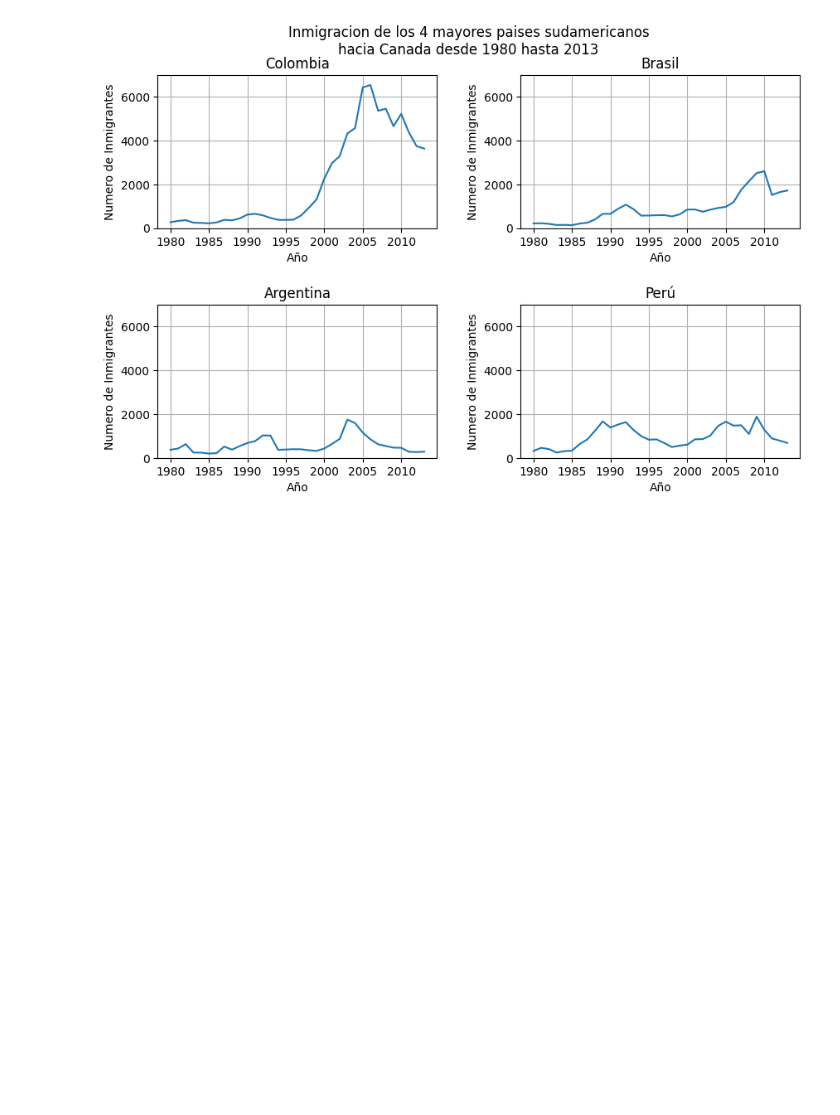
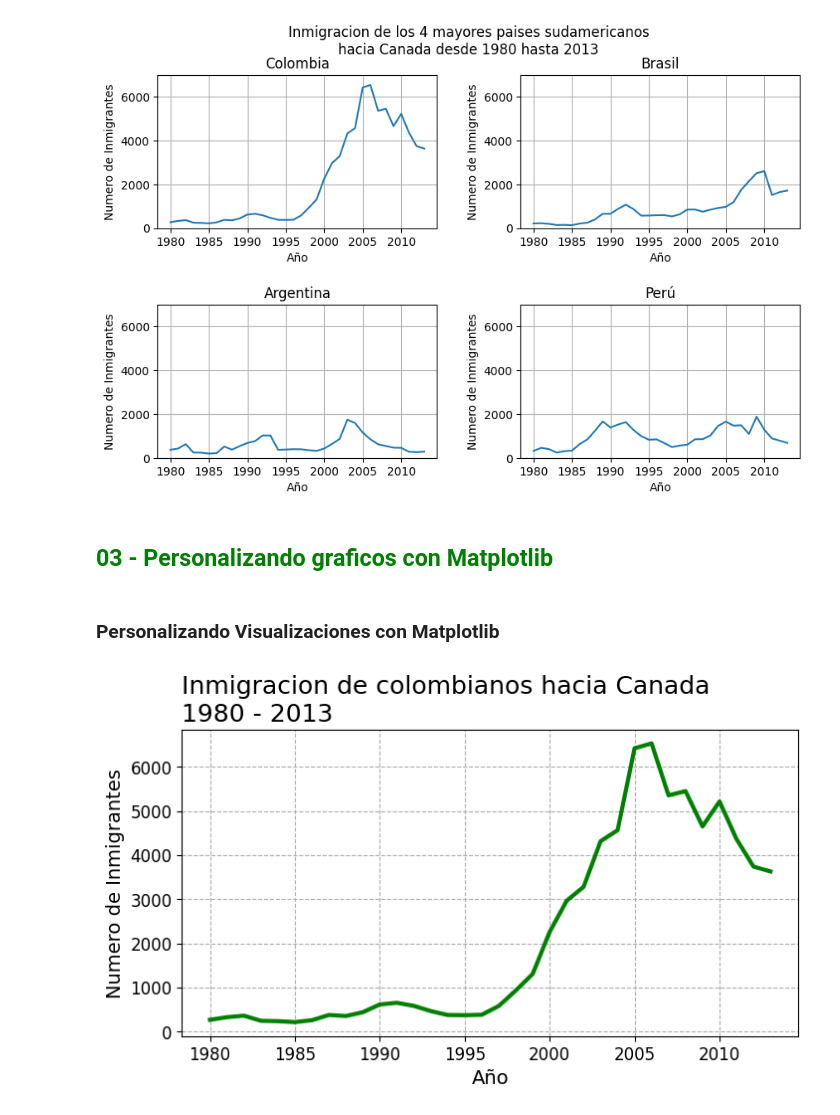
Before and after one commit to jbcodedev/py-data-visualization, a Jupyter notebook: data-visualization-python.ipynb, the cells around one changed output. Cells and saved outputs as stored; diff of their text form; code cells hidden in the pictures; blank space fills up the shorter version.

Commit message:
Customizing graphics with Matplotlib

```diff
--- a/data-visualization-python.ipynb
+++ b/data-visualization-python.ipynb
@@ -300,3 +300,25 @@ for ax in axs.flat:
 plt.show()
 # %% [output]
 [figure]
+# %% [markdown]
+## <font color=green> **03 - Personalizando graficos con Matplotlib**
+# %% [markdown]
+### Personalizando Visualizaciones con Matplotlib
+# %%
+fig, ax = plt.subplots(figsize=(8,4))
+# Agregando mas grosor y puntos en el grafico
+ax.plot(datos_col['Año'],datos_col['Inmigrantes'],lw=3, color='g') #,marker='o')
+# Usando un localizador multiple en el eje x,parametro set_major_locator con intervalo 5
+ax.xaxis.set_major_locator(plt.MultipleLocator(5))
+# Agregando tamaño del texto y localizarlo a la izquierda
+ax.set_title('Inmigracion de colombianos hacia Canada\n1980 - 2013', fontsize=18, loc='left')
+ax.set_xlabel('Año', fontsize=14)
+ax.set_ylabel('Numero de Inmigrantes', fontsize=14)
+# Agrandando los numeros inferiores de los graficos
+ax.xaxis.set_tick_params(labelsize=12)
+ax.yaxis.set_tick_params(labelsize=12)
+# Agregando estilo de linea a cuadricula
+ax.grid(linestyle='--')
+plt.show()
+# %% [output]
+[figure, added]
```
Also changed, not shown: parts of 11 cells of this notebook.
